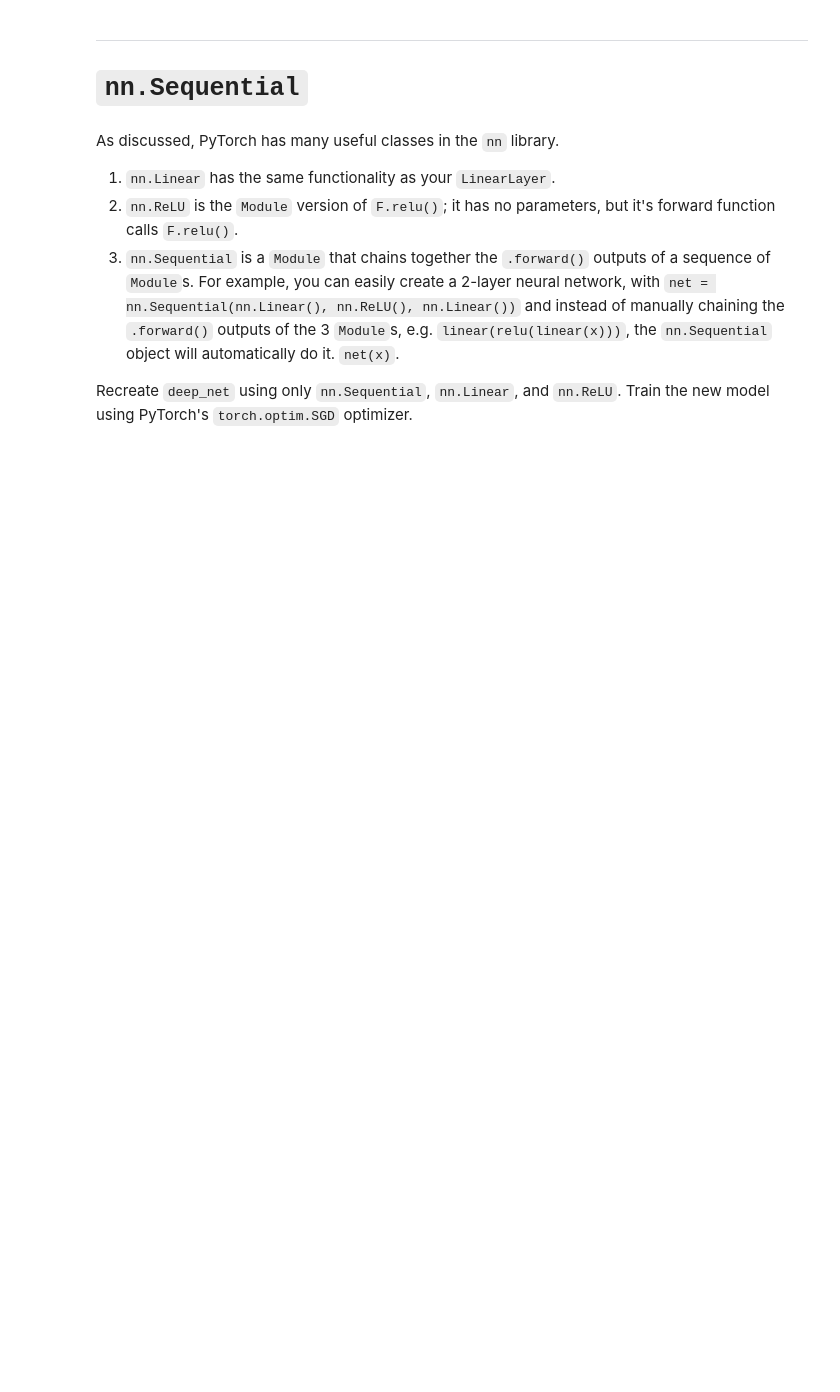
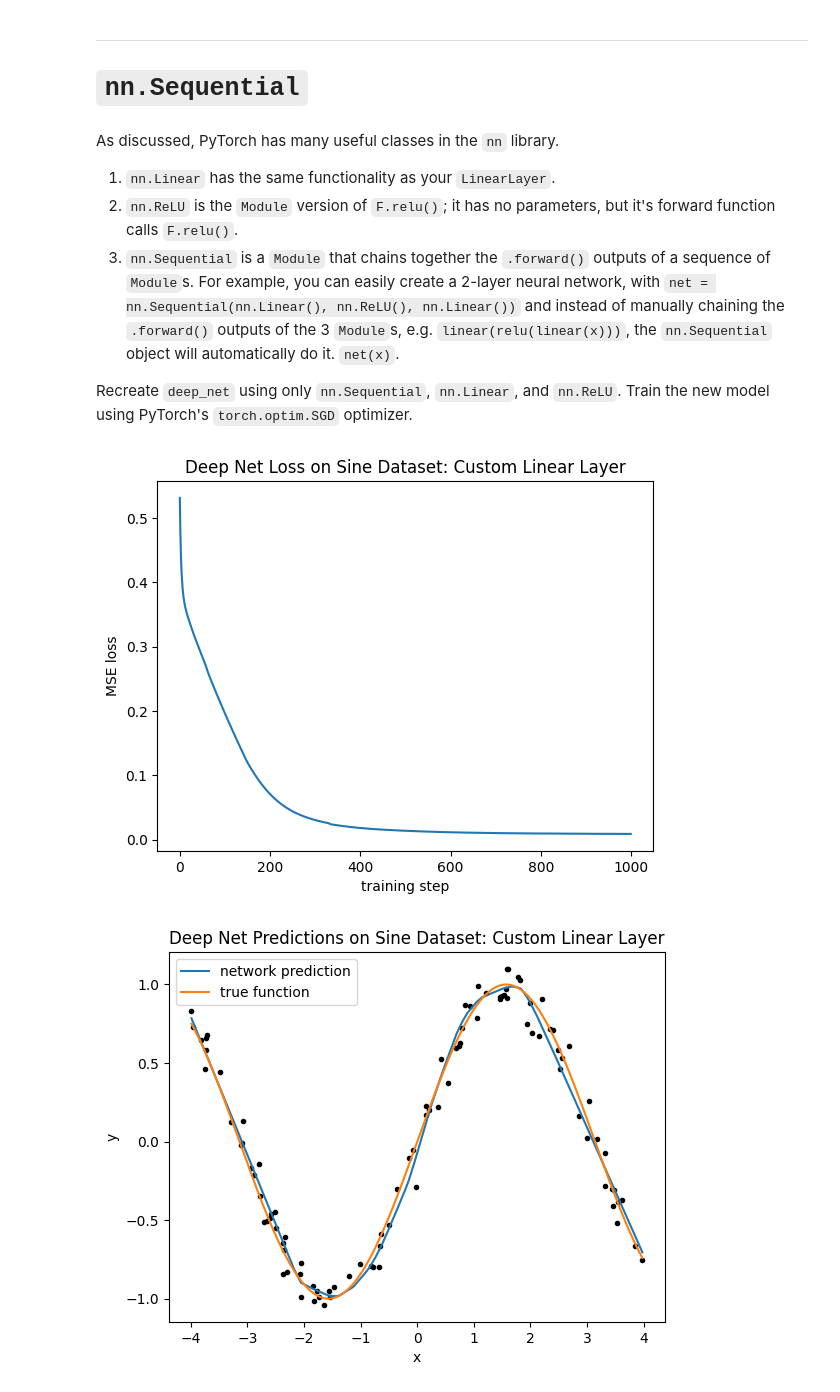
Before and after one commit to andrew-belz/byu-cs474, a Jupyter notebook: lab2_modules_training.ipynb, the cells around one changed output. Drawn from its saved outputs; the diff is of its cells as text; code cells hidden in the pictures; blank space fills up the shorter version.

```diff
--- a/lab2_modules_training.ipynb
+++ b/lab2_modules_training.ipynb
@@ -684,15 +703,20 @@ Train the new model using PyTorch's `torch.optim.SGD` optimizer.
 # %%
 torch.manual_seed(0) # Sets random seed for all PyTorch operations
 
 deep_net = nn.Sequential(
     # TODO: Recreate deep_net using only `nn.Sequential`, `nn.Linear`, and `nn.ReLU`
+    nn.Linear(1, 64), nn.ReLU(), nn.Linear(64, 64), nn.ReLU(), nn.Linear(64, 1)
     )
 
 # TODO: create a torch.optim.SGD optimizer for our new deep_net using a learning rate of .01
+optimizer = torch.optim.SGD(deep_net.parameters(), 0.01)
 
 # TODO: train deep_net for 1000 steps and store training losses as `train_losses`
-train_losses = None
+train_losses = train(deep_net, optimizer, sine_x, sine_y, 1000)
 
 plot_loss(train_losses, "Deep Net Loss on Sine Dataset: Custom Linear Layer")
 
 plot_data(sine_x, sine_y, deep_net, gt_func=torch.sin, title="Deep Net Predictions on Sine Dataset: Custom Linear Layer")
+# %% [output]
+[figure, added]
+[figure, added]
```
Also changed, not shown: parts of 6 cells of this notebook.
